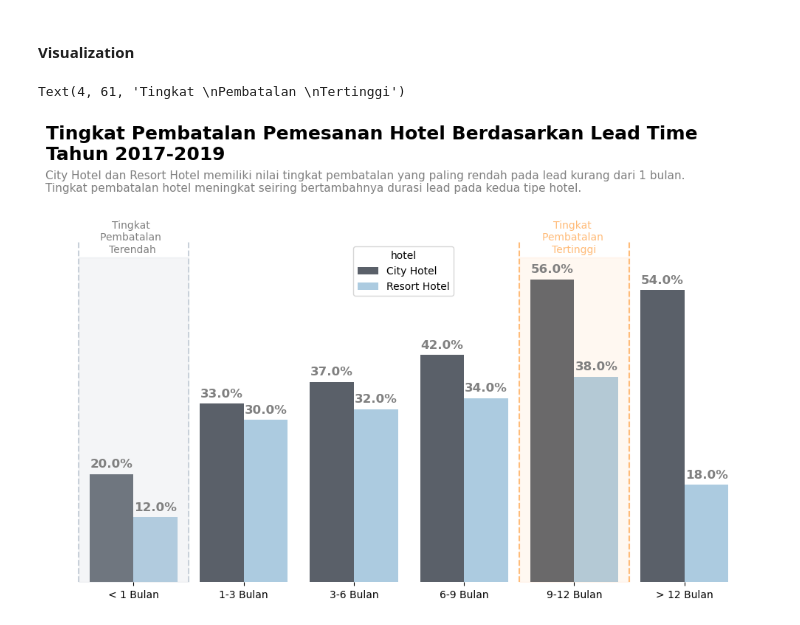
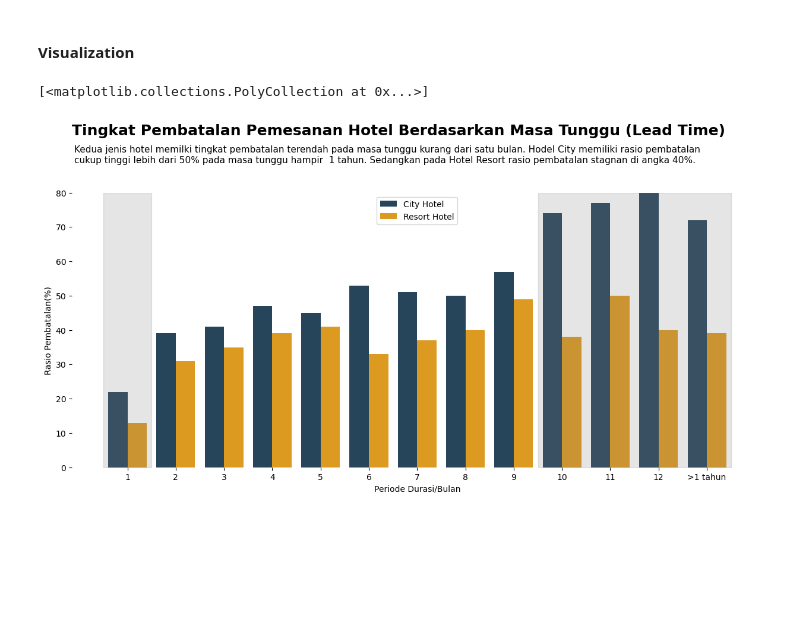
Before and after one commit to faizns/Investigate-Hotel-Business-using-Data-Visualization, a Jupyter notebook: Investigate_Hotel_Business.ipynb, the cells around one changed output. Cells and saved outputs as stored; diff of their text form; code cells hidden in the pictures; blank space fills up the shorter version.

```diff
--- a/Investigate_Hotel_Business.ipynb
+++ b/Investigate_Hotel_Business.ipynb
@@ -377,4 +386,4 @@ df_clean.to_csv('hotel_bookings_cleaned.csv', index=False)
 # %%
 # read dataset yang telah dibersihkan sebelumnya
-df_c = pd.read_csv('hotel_bookings_cleaned.csv')
+df_c = df_clean.copy()
 # %% [markdown]
@@ -819,9 +765,16 @@ sns.histplot(df_c['lead_time'])
 # %%
-df_c['lead_category'] = np.where((df_c['lead_time']) < 31, '< 1 Bulan',
-                                 np.where((df_c['lead_time']) <= 90, '1-3 Bulan',
-                                          np.where((df_c['lead_time']) <= 180, '3-6 Bulan',
-                                                   np.where((df_c['lead_time']) <= 270, '6-9 Bulan',
-                                                            np.where((df_c['lead_time']) <= 360, '9-12 Bulan', '> 12 Bulan')))))
+df_c['lead_category'] = np.where((df_c['lead_time']) < 31, '1',
+                        np.where((df_c['lead_time']) <= 61, '2',
+                        np.where((df_c['lead_time']) <= 91, '3',
+                        np.where((df_c['lead_time']) <= 121, '4',
+                        np.where((df_c['lead_time']) <= 151, '5',
+                        np.where((df_c['lead_time']) <= 181, '6',
+                        np.where((df_c['lead_time']) <= 211, '7',
+                        np.where((df_c['lead_time']) <= 241, '8',
+                        np.where((df_c['lead_time']) <= 271, '9',
+                        np.where((df_c['lead_time']) <= 301, '10',
+                        np.where((df_c['lead_time']) <= 331, '11',
+                        np.where((df_c['lead_time']) <= 361, '12', '>1 tahun'))))))))))))
 # %%
 # cek kolom
 df_c['lead_category'].value_counts()
@@ -880,54 +831,40 @@ lead_cancel
 #### **Visualization**
 # %%
 # membuat visualisasi data
-
 plt.style.use('default')
 fig, ax = plt.subplots()
-fig.set_size_inches(12.5,6)
+fig.set_size_inches(15,6)
 
+# -----------------------------------------------------------------------------------------------------------
 # set border
 ax.spines["top"].set_visible(False)
 ax.spines["right"].set_visible(False)
 ax.spines["bottom"].set_visible(False)
 ax.spines["left"].set_visible(False)
 
+# -----------------------------------------------------------------------------------------------------------
 # plot
-ax = sns.barplot(x = lead_cancel['lead_category'], y = lead_cancel['lead_cr'], hue=lead_cancel['hotel'], hue_order = ['City Hotel', 'Resort Hotel'], palette=['#57606c', '#a3cce9'])
+ax = sns.barplot(x = lead_cancel['lead_category'], y = lead_cancel['lead_cr'], hue=lead_cancel['hotel'],
+                 hue_order = ['City Hotel', 'Resort Hotel'], palette=['#1f4762', '#fda300'])
+plt.ylim(0,80)
 
+# -----------------------------------------------------------------------------------------------------------
 # mengatur label
-plt.tick_params(axis = 'y', which = 'both', left = False, right = False, labelleft = False)
-plt.ylabel('')
-plt.xlabel('')
+plt.ylabel('Rasio Pembatalan(%)')
+plt.xlabel('Periode Durasi/Bulan')
+plt.legend(loc='upper center')
 
+# -----------------------------------------------------------------------------------------------------------
 # menambahkan judul dan deskripsi
-plt.title('Tingkat Pembatalan Pemesanan Hotel Berdasarkan Lead Time \nTahun 2017-2019', fontsize=18, pad=80, loc='left',fontweight='bold')
-plt.text(y = 74, x = -0.8, s = 'City Hotel dan Resort Hotel memiliki nilai tingkat pembatalan yang paling rendah pada lead kurang dari 1 bulan. \nTingkat pembatalan hotel meningkat seiring bertambahnya durasi lead pada kedua tipe hotel.',
-         ha='left', va='center', color = 'grey', size=11)
+plt.title('Tingkat Pembatalan Pemesanan Hotel Berdasarkan Masa Tunggu (Lead Time)', fontsize=18, pad=70, loc='left',fontweight='bold')
+plt.text(y = 91, x = -1.1, s = 'Kedua jenis hotel memilki tingkat pembatalan terendah pada masa tunggu kurang dari satu bulan. Hodel City memiliki rasio pembatalan \ncukup tinggi lebih dari 50% pada masa tunggu hampir  1 tahun. Sedangkan pada Hotel Resort rasio pembatalan stagnan di angka 40%.',
+         ha='left', va='center', size=11)
 
-for a in ax.patches:
-    txt = np.round(a.get_height(), decimals=2)
-    anot = txt.astype('str')
-    ax.annotate(anot+'%', (a.get_x()+a.get_width()/2, a.get_height()),
-                ha='center', va='center', xytext=(0, 10),
-                textcoords='offset points', fontsize=12, color='grey', fontweight='bold' )
-
-# set cr terendah
-plt.axvline(x=0.5, color='#c8d0d9', ls='--')
-plt.axvline(x=-0.5, color='#c8d0d9', ls='--')
-plt.stackplot([-0.5, 0.5], [60], color='#c8d0d9', alpha=0.2)
-plt.text(x=-0.01, y=61, s='Tingkat \nPembatalan \nTerendah', fontsize=10, color='grey', ha='center')
-
-# cr tertinggi
-plt.axvline(x=3.5, color='#ffbc79', ls='--')
-plt.axvline(x=4.5, color='#ffbc79', ls='--')
-plt.stackplot([3.5, 4.5], [60], color='#ffbc79', alpha=0.1)
-plt.text(x=4, y=61, s='Tingkat \nPembatalan \nTertinggi', fontsize=10, color='#ffbc79', ha='center')
-
-# plt.axvline(0.5, ls='--', color='green')
-# plt.axvline(-0.5, ls='--', color='green')
-# plt.stackplot(np.arange(-0.5,1.5), [[70]], color='green', alpha=0.3)
-# plt.text(x=-0.25, y=60, s='Lowest', fontsize=14, color='green', va='center')
+# -----------------------------------------------------------------------------------------------------------
+# set cr
+plt.stackplot([-0.5, 0.5], [80], color='grey', alpha=0.2)
+plt.stackplot([8.5, 12.5], [80], color='grey', alpha=0.2)
 # %% [output]
-Text(4, 61, 'Tingkat \nPembatalan \nTertinggi')
+[<matplotlib.collections.PolyCollection at 0x...>]
-[figure, old version]
+[figure, new version]
 # %% [markdown]
```
Also changed, not shown: parts of 145 cells of this notebook.
